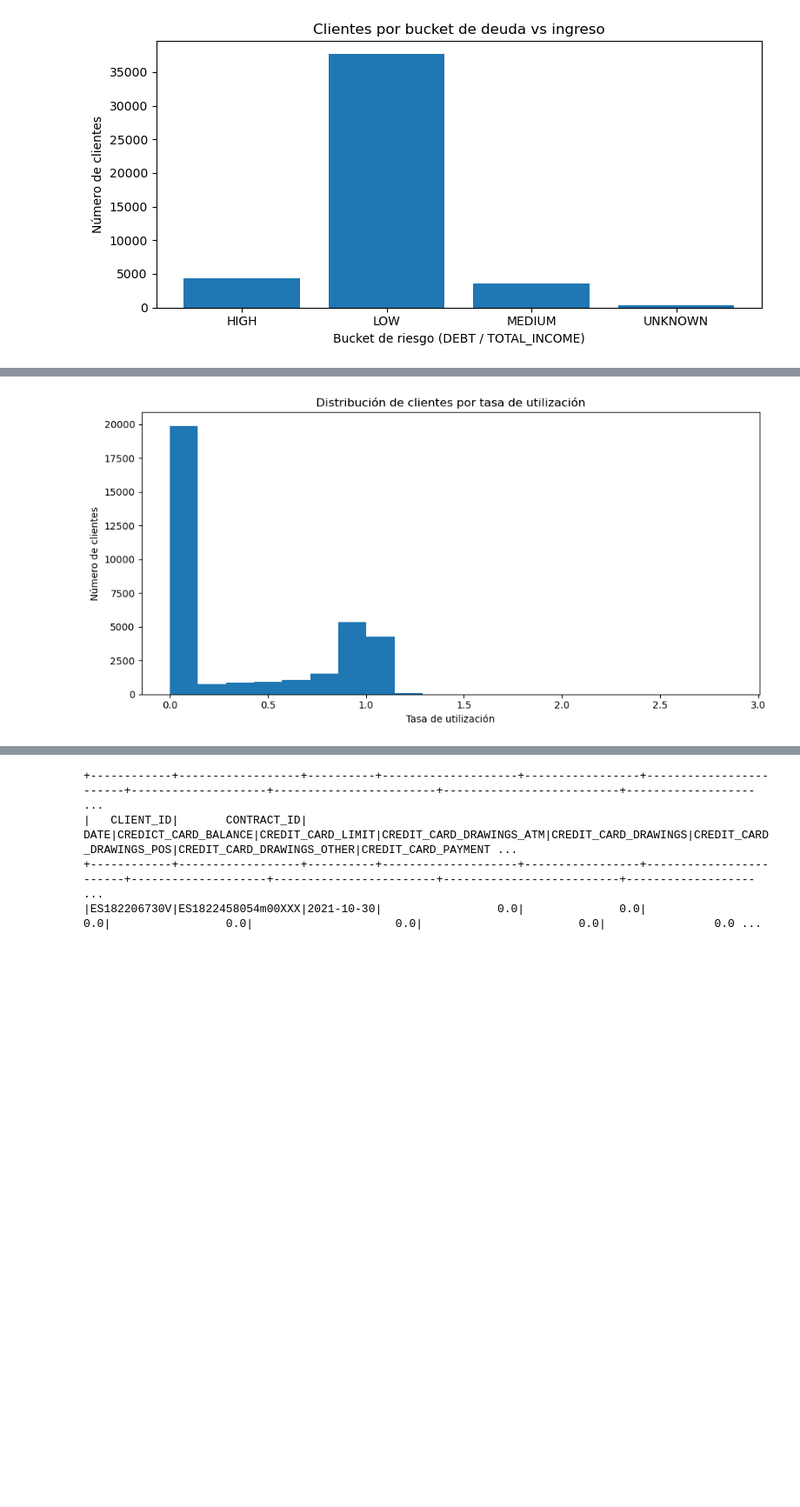
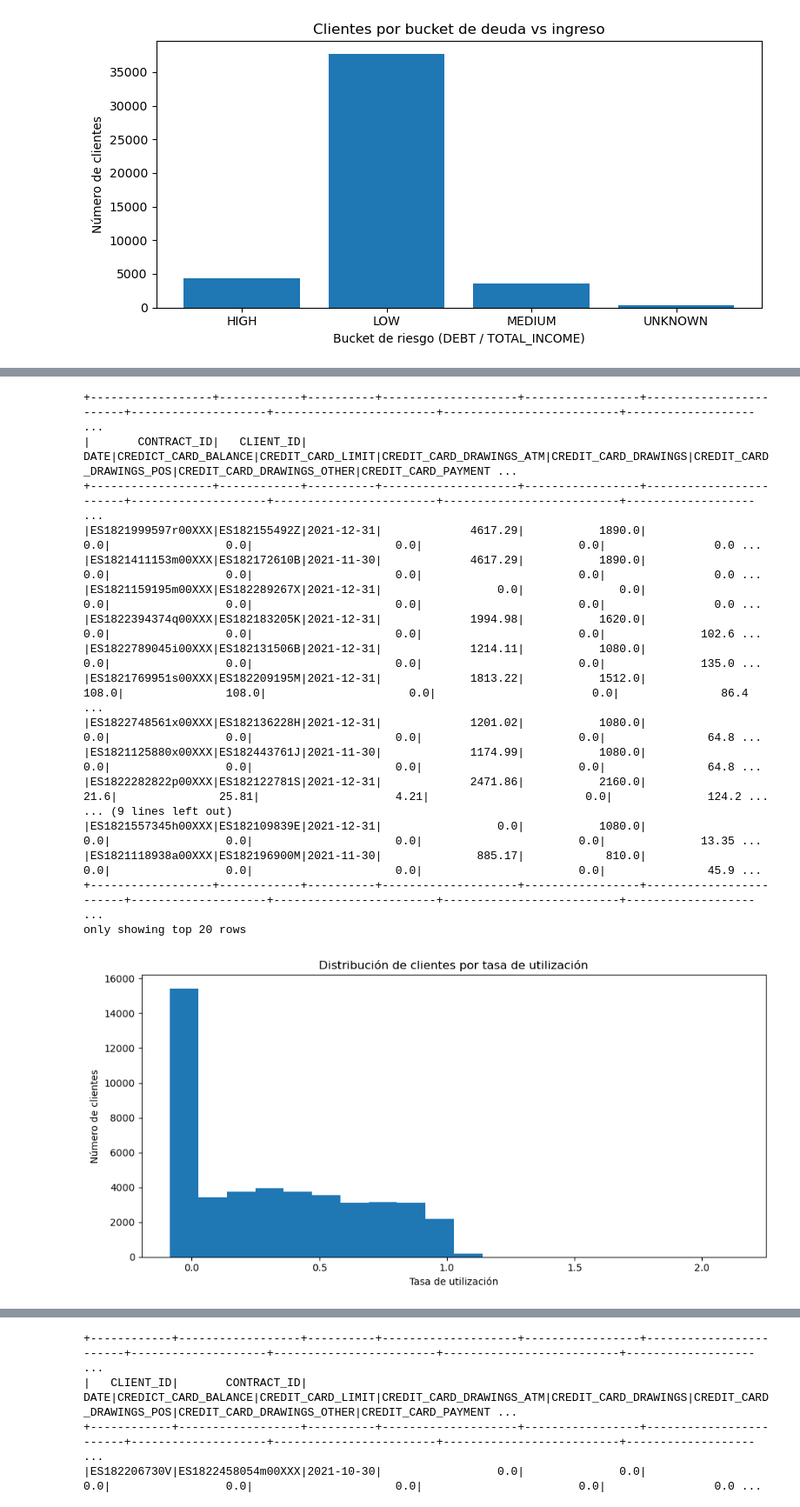
Before and after one commit to Jobo136/FinPlusAnalytics_JohnVonFumann, a Jupyter notebook: notebooks/metricas.ipynb, the cells around one changed output, grey strips where cells are left out. Shown at 87% size. Drawn from its saved outputs; the diff is of its cells as text; code cells hidden in the pictures; blank space fills up the shorter version.

```diff
--- a/notebooks/metricas.ipynb
+++ b/notebooks/metricas.ipynb
@@ -1389,29 +1338,53 @@ plt.show()
 # %%
+w_acc = Window.partitionBy("CLIENT_ID") \
+              .orderBy(F.to_date("DATE", "dd/MM/yyyy")) \
+              .rowsBetween(Window.unboundedPreceding, Window.currentRow)
+
 # Cálculo de tasa de utilización
 df_util = (
     behavioural_df
     .withColumn("UTILIZATION", F.col("CREDICT_CARD_BALANCE") / F.col("CREDIT_CARD_LIMIT"))
+    .withColumn("UTIL_avg", F.avg("UTILIZATION").over(w_acc))
 )
 
 w = Window.partitionBy("CLIENT_ID").orderBy(F.col("DATE").desc())
 
 df_util_latest = (
     df_util
     .withColumn("row_num", F.row_number().over(w))
     .filter(F.col("row_num") == 1)
     .drop("row_num")
 )
 
-pdf = df_util_latest.select("CLIENT_ID", "UTILIZATION").toPandas()
+df_util_latest.orderBy(F.col("UTIL_avg").desc()).show()
+
+pdf = df_util_latest.select("CLIENT_ID", "UTIL_avg").toPandas()
 
 # Histograma con matplotlib (bins ajustables)
 plt.figure(figsize=(10,5))
-plt.hist(pdf["UTILIZATION"], bins=20)   # no se especifican colores
+plt.hist(pdf["UTIL_avg"], bins=20)   # no se especifican colores
 plt.xlabel("Tasa de utilización")
 plt.ylabel("Número de clientes")
 plt.title("Distribución de clientes por tasa de utilización")
 plt.tight_layout()
 plt.show()
 # %% [output]
++------------------+------------+----------+--------------------+-----------------+------------------------+--------------------+------------------------+--------------------------+------------------- ...
+|       CONTRACT_ID|   CLIENT_ID|      DATE|CREDICT_CARD_BALANCE|CREDIT_CARD_LIMIT|CREDIT_CARD_DRAWINGS_ATM|CREDIT_CARD_DRAWINGS|CREDIT_CARD_DRAWINGS_POS|CREDIT_CARD_DRAWINGS_OTHER|CREDIT_CARD_PAYMENT ...
++------------------+------------+----------+--------------------+-----------------+------------------------+--------------------+------------------------+--------------------------+------------------- ...
+|ES1821999597r00XXX|ES182155492Z|2021-12-31|             4617.29|           1890.0|                     0.0|                 0.0|                     0.0|                       0.0|                0.0 ...
+|ES1821411153m00XXX|ES182172610B|2021-11-30|             4617.29|           1890.0|                     0.0|                 0.0|                     0.0|                       0.0|                0.0 ...
+|ES1821159195m00XXX|ES182289267X|2021-12-31|                 0.0|              0.0|                     0.0|                 0.0|                     0.0|                       0.0|                0.0 ...
+|ES1822394374q00XXX|ES182183205K|2021-12-31|             1994.98|           1620.0|                     0.0|                 0.0|                     0.0|                       0.0|              102.6 ...
+|ES1822789045i00XXX|ES182131506B|2021-12-31|             1214.11|           1080.0|                     0.0|                 0.0|                     0.0|                       0.0|              135.0 ...
+|ES1821769951s00XXX|ES182209195M|2021-12-31|             1813.22|           1512.0|                   108.0|               108.0|                     0.0|                       0.0|               86.4 ...
+|ES1822748561x00XXX|ES182136228H|2021-12-31|             1201.02|           1080.0|                     0.0|                 0.0|                     0.0|                       0.0|               64.8 ...
+|ES1821125880x00XXX|ES182443761J|2021-11-30|             1174.99|           1080.0|                     0.0|                 0.0|                     0.0|                       0.0|               64.8 ...
+|ES1822282822p00XXX|ES182122781S|2021-12-31|             2471.86|           2160.0|                    21.6|               25.81|                    4.21|                       0.0|              124.2 ...
+... (9 lines left out)
+|ES1821557345h00XXX|ES182109839E|2021-12-31|                 0.0|           1080.0|                     0.0|                 0.0|                     0.0|                       0.0|              13.35 ...
+|ES1821118938a00XXX|ES182196900M|2021-11-30|              885.17|            810.0|                     0.0|                 0.0|                     0.0|                       0.0|               45.9 ...
++------------------+------------+----------+--------------------+-----------------+------------------------+--------------------+------------------------+--------------------------+------------------- ...
+only showing top 20 rows
-[figure, old version]
+[figure, new version]
 # %%
```
Also changed, not shown: parts of 14 cells of this notebook.
